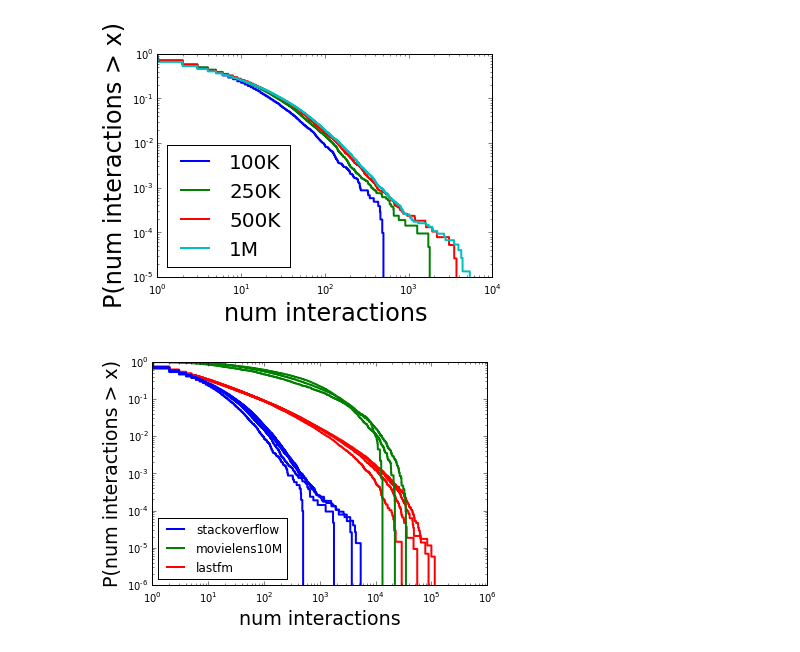
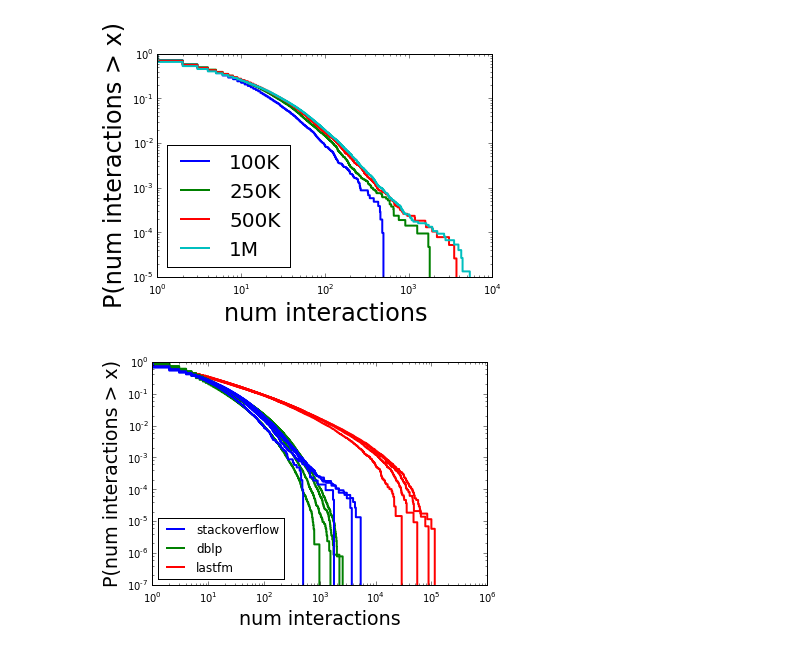
Before and after one commit to sscdotopen/puppiesandponies, a Jupyter notebook: notebooks/degree_distribution_over_time.ipynb, the cells around one changed output. Drawn from its saved outputs; the diff is of its cells as text; code cells hidden in the pictures.

```diff
--- a/notebooks/degree_distribution_over_time.ipynb
+++ b/notebooks/degree_distribution_over_time.ipynb
@@ -71,38 +71,48 @@ plt.show()
 degrees_stackoverflow100K = np.recfromcsv(data_dir  + 'stackoverflow_itemdegrees_at100000.tsv', delimiter='\t', names=['degree'])['degree']
 degrees_stackoverflow250K = np.recfromcsv(data_dir  + 'stackoverflow_itemdegrees_at250000.tsv', delimiter='\t', names=['degree'])['degree']
 degrees_stackoverflow500K = np.recfromcsv(data_dir  + 'stackoverflow_itemdegrees_at500000.tsv', delimiter='\t', names=['degree'])['degree']
 degrees_stackoverflow1M = np.recfromcsv(data_dir  + 'stackoverflow_itemdegrees_at1000000.tsv', delimiter='\t', names=['degree'])['degree']
 
 degrees_lastfm5M = np.recfromcsv(data_dir  + 'lastfm_itemdegrees_at5000000.tsv', delimiter='\t', names=['degree'])['degree']
 degrees_lastfm10M = np.recfromcsv(data_dir  + 'lastfm_itemdegrees_at10000000.tsv', delimiter='\t', names=['degree'])['degree']
 degrees_lastfm15M = np.recfromcsv(data_dir  + 'lastfm_itemdegrees_at15000000.tsv', delimiter='\t', names=['degree'])['degree']
 degrees_lastfm19M = np.recfromcsv(data_dir  + 'lastfm_itemdegrees_at19000000.tsv', delimiter='\t', names=['degree'])['degree']
 
-degrees_movielens1M = np.recfromcsv(data_dir  + 'movielens10M_itemdegrees_at1000000.tsv', delimiter='\t', names=['degree'])['degree']
-degrees_movielens5M = np.recfromcsv(data_dir  + 'movielens10M_itemdegrees_at5000000.tsv', delimiter='\t', names=['degree'])['degree']
-degrees_movielens10M = np.recfromcsv(data_dir  + 'movielens10M_itemdegrees_at10000000.tsv', delimiter='\t', names=['degree'])['degree']
+degrees_dblp5M = np.recfromcsv(data_dir  + 'dblp_itemdegrees_at5000000.tsv', delimiter='\t', names=['degree'])['degree']
+degrees_dblp10M = np.recfromcsv(data_dir  + 'dblp_itemdegrees_at10000000.tsv', delimiter='\t', names=['degree'])['degree']
+degrees_dblp15M = np.recfromcsv(data_dir  + 'dblp_itemdegrees_at15000000.tsv', delimiter='\t', names=['degree'])['degree']
+degrees_dblp18M = np.recfromcsv(data_dir  + 'dblp_itemdegrees_at18000000.tsv', delimiter='\t', names=['degree'])['degree']
+
+#degrees_movielens1M = np.recfromcsv(data_dir  + 'movielens10M_itemdegrees_at1000000.tsv', delimiter='\t', names=['degree'])['degree']
+#degrees_movielens5M = np.recfromcsv(data_dir  + 'movielens10M_itemdegrees_at5000000.tsv', delimiter='\t', names=['degree'])['degree']
+#degrees_movielens10M = np.recfromcsv(data_dir  + 'movielens10M_itemdegrees_at10000000.tsv', delimiter='\t', names=['degree'])['degree']
 
 cdf_lastfm5M, = plt.step(degrees_lastfm5M[::-1], np.arange(len(degrees_lastfm5M)) / float(len(degrees_lastfm5M)), linewidth='2', color='red')
 cdf_lastfm10M, = plt.step(degrees_lastfm10M[::-1], np.arange(len(degrees_lastfm10M)) / float(len(degrees_lastfm10M)), linewidth='2', color='red')
 cdf_lastfm15M, = plt.step(degrees_lastfm15M[::-1], np.arange(len(degrees_lastfm15M)) / float(len(degrees_lastfm15M)), linewidth='2', color='red')
 cdf_lastfm19M, = plt.step(degrees_lastfm19M[::-1], np.arange(len(degrees_lastfm19M)) / float(len(degrees_lastfm19M)), linewidth='2', color='red')
 
-cdf_movielens1M, = plt.step(degrees_movielens1M[::-1], np.arange(len(degrees_movielens1M)) / float(len(degrees_movielens1M)), linewidth='2', color='green')
-cdf_movielens5M, = plt.step(degrees_movielens5M[::-1], np.arange(len(degrees_movielens5M)) / float(len(degrees_movielens5M)), linewidth='2', color='green')
-cdf_movielens10M, = plt.step(degrees_movielens10M[::-1], np.arange(len(degrees_movielens10M)) / float(len(degrees_movielens10M)), linewidth='2', color='green')
+cdf_dblp5M, = plt.step(degrees_dblp5M[::-1], np.arange(len(degrees_dblp5M)) / float(len(degrees_dblp5M)), linewidth='2', color='green')
+cdf_dblp10M, = plt.step(degrees_dblp10M[::-1], np.arange(len(degrees_dblp10M)) / float(len(degrees_dblp10M)), linewidth='2', color='green')
+cdf_dblp15M, = plt.step(degrees_dblp15M[::-1], np.arange(len(degrees_dblp15M)) / float(len(degrees_dblp15M)), linewidth='2', color='green')
+cdf_dblp18M, = plt.step(degrees_dblp18M[::-1], np.arange(len(degrees_dblp18M)) / float(len(degrees_dblp18M)), linewidth='2', color='green')
 
+
+#cdf_movielens1M, = plt.step(degrees_movielens1M[::-1], np.arange(len(degrees_movielens1M)) / float(len(degrees_movielens1M)), linewidth='2', color='green')
+#cdf_movielens5M, = plt.step(degrees_movielens5M[::-1], np.arange(len(degrees_movielens5M)) / float(len(degrees_movielens5M)), linewidth='2', color='green')
+#cdf_movielens10M, = plt.step(degrees_movielens10M[::-1], np.arange(len(degrees_movielens10M)) / float(len(degrees_movielens10M)), linewidth='2', color='green')
 
 cdf_stackoverflow100K, = plt.step(degrees_stackoverflow100K[::-1], np.arange(len(degrees_stackoverflow100K)) / float(len(degrees_stackoverflow100K)), linewidth='2', color='blue')
 cdf_stackoverflow250K, = plt.step(degrees_stackoverflow250K[::-1], np.arange(len(degrees_stackoverflow250K)) / float(len(degrees_stackoverflow250K)), linewidth='2', color='blue')
 cdf_stackoverflow500K, = plt.step(degrees_stackoverflow500K[::-1], np.arange(len(degrees_stackoverflow500K)) / float(len(degrees_stackoverflow500K)), linewidth='2', color='blue')
 cdf_stackoverflow1M, = plt.step(degrees_stackoverflow1M[::-1], np.arange(len(degrees_stackoverflow1M)) / float(len(degrees_stackoverflow1M)), linewidth='2')
 
 plt.yscale('log')
 plt.xscale('log')
 plt.xlabel('num interactions', fontsize=19)
 plt.ylabel('P(num interactions > x)', fontsize=19)
-plt.legend([cdf_stackoverflow100K, cdf_movielens1M, cdf_lastfm5M], ['stackoverflow', 'movielens10M', 'lastfm'], loc='lower left', fontsize=12)
+plt.legend([cdf_stackoverflow100K, cdf_dblp5M, cdf_lastfm5M], ['stackoverflow', 'dblp', 'lastfm'], loc='lower left', fontsize=12)
 plt.savefig(figure_dir + 'degreedistributionovertime.pdf', dpi=300, format='pdf', bbox_inches='tight')
 plt.show()
 # %% [output]
-[figure, old version]
+[figure, new version]
```
Also changed, not shown: 17 other files.
